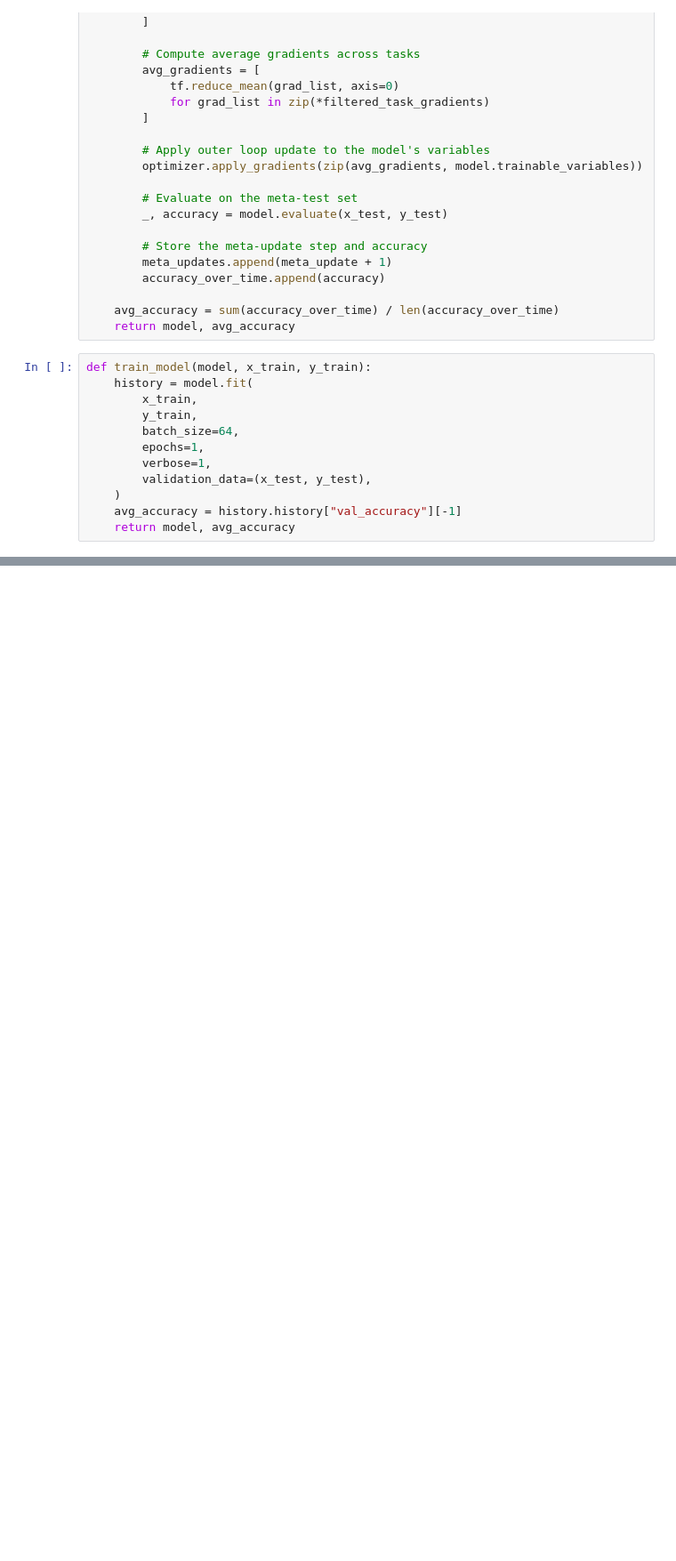
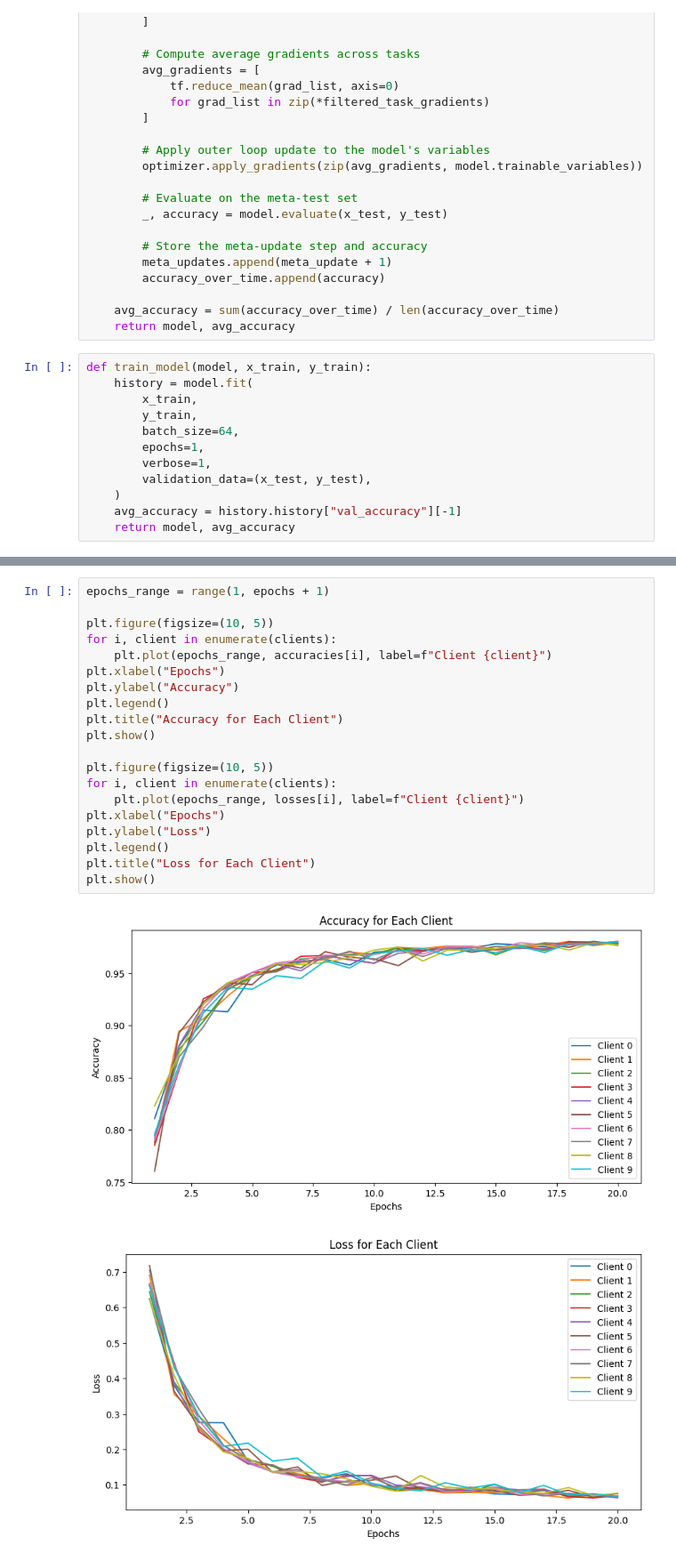
Before and after one commit to destx0/hemanfed, a Jupyter notebook: m.ipynb, the cells around one changed output, grey strips where cells are left out. Shown: that part at 89% size. Drawn from its saved outputs; the diff is of its cells as text; blank space fills up the shorter version.

```diff
--- a/m.ipynb
+++ b/m.ipynb
@@ -512,0 +499,23 @@ accuracies
+# %%
+epochs_range = range(1, epochs + 1)
+
+plt.figure(figsize=(10, 5))
+for i, client in enumerate(clients):
+    plt.plot(epochs_range, accuracies[i], label=f"Client {client}")
+plt.xlabel("Epochs")
+plt.ylabel("Accuracy")
+plt.legend()
+plt.title("Accuracy for Each Client")
+plt.show()
+
+plt.figure(figsize=(10, 5))
+for i, client in enumerate(clients):
+    plt.plot(epochs_range, losses[i], label=f"Client {client}")
+plt.xlabel("Epochs")
+plt.ylabel("Loss")
+plt.legend()
+plt.title("Loss for Each Client")
+plt.show()
+# %% [output]
+[figure, added]
+[figure, added]
```
Also changed, not shown: parts of 15 cells of this notebook.
